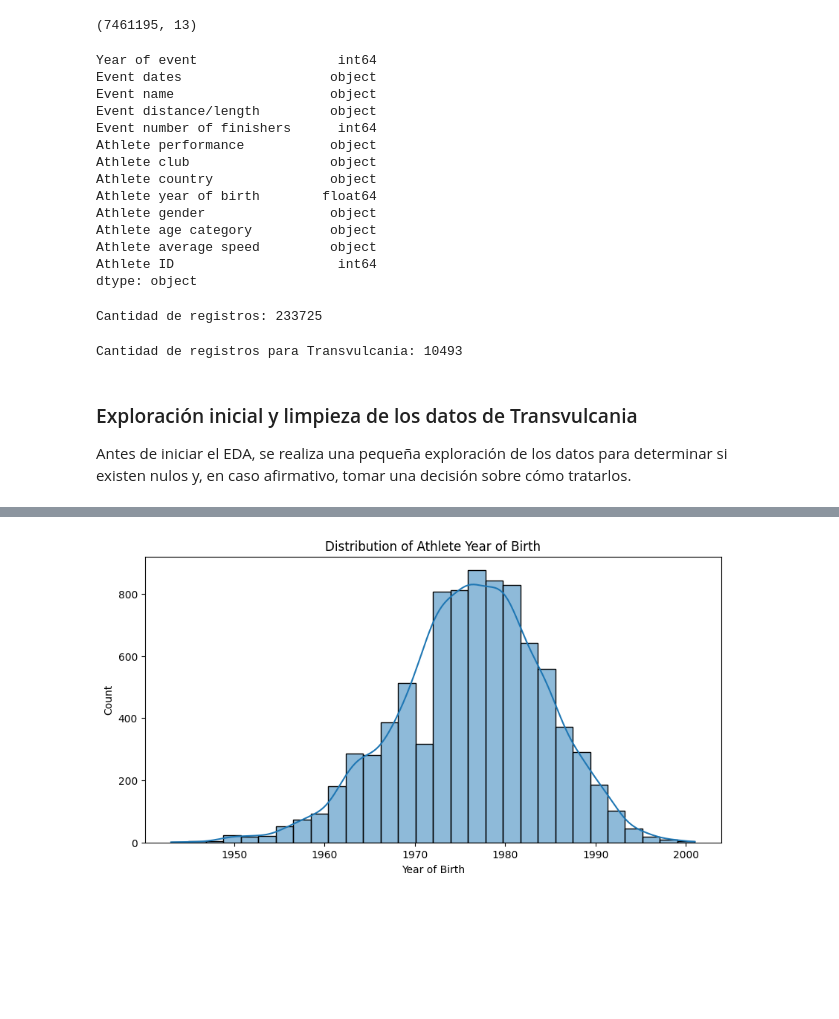
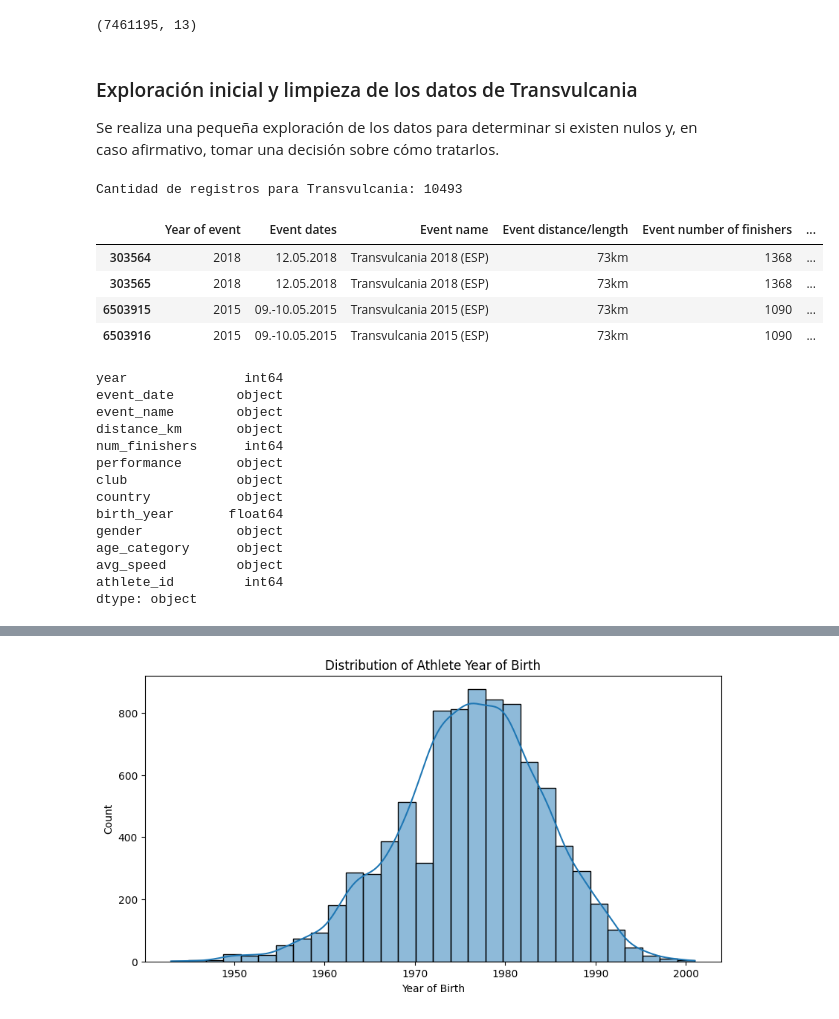
Before and after one commit to andalons/ultra-marathon-EDA, a Jupyter notebook: eda_ultra_marathon.ipynb, the cells around one changed output, grey strips where cells are left out. Drawn from its saved outputs; the diff is of its cells as text; code cells hidden in the pictures; blank space fills up the shorter version.

Commit message:
feat: refine data cleaning

```diff
--- a/eda_ultra_marathon.ipynb
+++ b/eda_ultra_marathon.ipynb
@@ -17,9 +17,10 @@ from scipy.stats import pearsonr
 El dataset incluye un total de 7.461.226 registros de carreras de ultramaratón con 1.641.168 atletas únicos, registrados en carreras de todo el mundo entre 1798 y 2022. Puede consultarse y descargarse [aquí](https://www.kaggle.com/datasets/aiaiaidavid/the-big-dataset-of-ultra-marathon-running?select=TWO_CENTURIES_OF_UM_RACES.csv).
 # %%
 # Cargar el conjunto de datos
+
 df = pd.read_csv(
     "ultra-marathon-dataset/TWO_CENTURIES_OF_UM_RACES.csv",
-    dtype={"Athlete age category": str},
+    dtype={"age_category": str},
     low_memory=False  # Prevenir advertencias de tipo de datos
 )
 df.head(5)
@@ -35,3 +37,23 @@ df.head(5)
 df.shape
 # %% [output]
 (7461195, 13)
+# %% [markdown]
+### Exploración inicial y limpieza de los datos de Transvulcania
+
+Se realiza una pequeña exploración de los datos para determinar si existen nulos y, en caso afirmativo, tomar una decisión sobre cómo tratarlos.
+# %%
+# Filtrar el DataFrame para incluir solo las filas donde "event_name" contiene "Transvulcania" y contar la cantidad de registros
+
+df_transvulcania = df[df["Event name"].str.contains("Transvulcania", na=False, case=False)]
+
+print(f"Cantidad de registros para Transvulcania: {len(df_transvulcania)}")
+# %% [output]
+Cantidad de registros para Transvulcania: 10493
+# %%
+pd.concat([df_transvulcania.head(2), df_transvulcania.tail(2)])
+# %% [output]
+|  | Year of event | Event dates | Event name | Event distance/length | Event number of finishers | ... |
+| 303564 | 2018 | 12.05.2018 | Transvulcania 2018 (ESP) | 73km | 1368 | ... |
+| 303565 | 2018 | 12.05.2018 | Transvulcania 2018 (ESP) | 73km | 1368 | ... |
+| 6503915 | 2015 | 09.-10.05.2015 | Transvulcania 2015 (ESP) | 73km | 1090 | ... |
+| 6503916 | 2015 | 09.-10.05.2015 | Transvulcania 2015 (ESP) | 73km | 1090 | ... |
@@ -38,37 +78,19 @@ df.shape
 # %%
 # Verificar los tipos de datos
-df.dtypes
+
+df_transvulcania.dtypes
 # %% [output]
-Year of event                  int64
-Event dates                   object
-Event name                    object
-Event distance/length         object
-Event number of finishers      int64
-Athlete performance           object
-Athlete club                  object
-Athlete country               object
-Athlete year of birth        float64
-Athlete gender                object
-Athlete age category          object
-Athlete average speed         object
-Athlete ID                     int64
+year               int64
+event_date        object
+event_name        object
+distance_km       object
+num_finishers      int64
+performance       object
+club              object
+country           object
+birth_year       float64
+gender            object
+age_category      object
+avg_speed         object
+athlete_id         int64
 dtype: object
-# %%
-
-# Filtrar el DataFrame para incluir solo las filas donde "Event name" contiene "(ESP)" y contar la cantidad de registros
-df_esp = df[df["Event name"].str.contains(r"\(ESP\)", na=False, regex=True)]
-
-print(f"Cantidad de registros: {len(df_esp)}")
-# %% [output]
-Cantidad de registros: 233725
-# %%
-# Filtrar el DataFrame para incluir solo las filas donde "Event name" contiene "Transvulcania" y contar la cantidad de registros
-transvulcania = df_esp[df_esp["Event name"].str.contains("Transvulcania", na=False, case=False)]
-
-print(f"Cantidad de registros para Transvulcania: {len(transvulcania)}")
-# %% [output]
-Cantidad de registros para Transvulcania: 10493
-# %% [markdown]
-### Exploración inicial y limpieza de los datos de Transvulcania
-
-Antes de iniciar el EDA, se realiza una pequeña exploración de los datos para determinar si existen nulos y, en caso afirmativo, tomar una decisión sobre cómo tratarlos.
```
Also changed, not shown: parts of 32 cells of this notebook.
